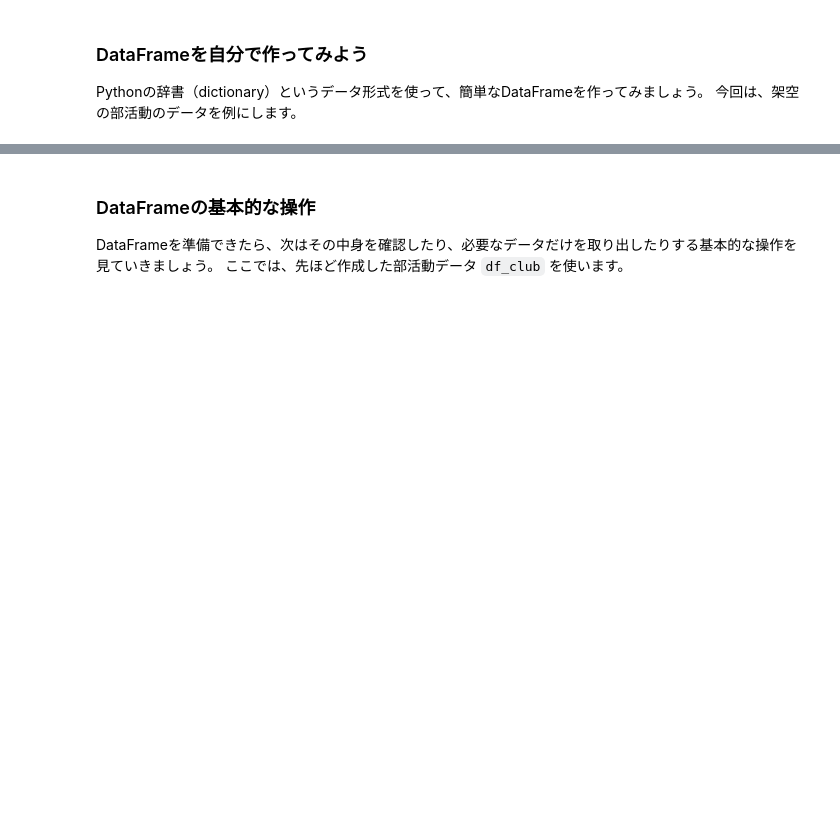
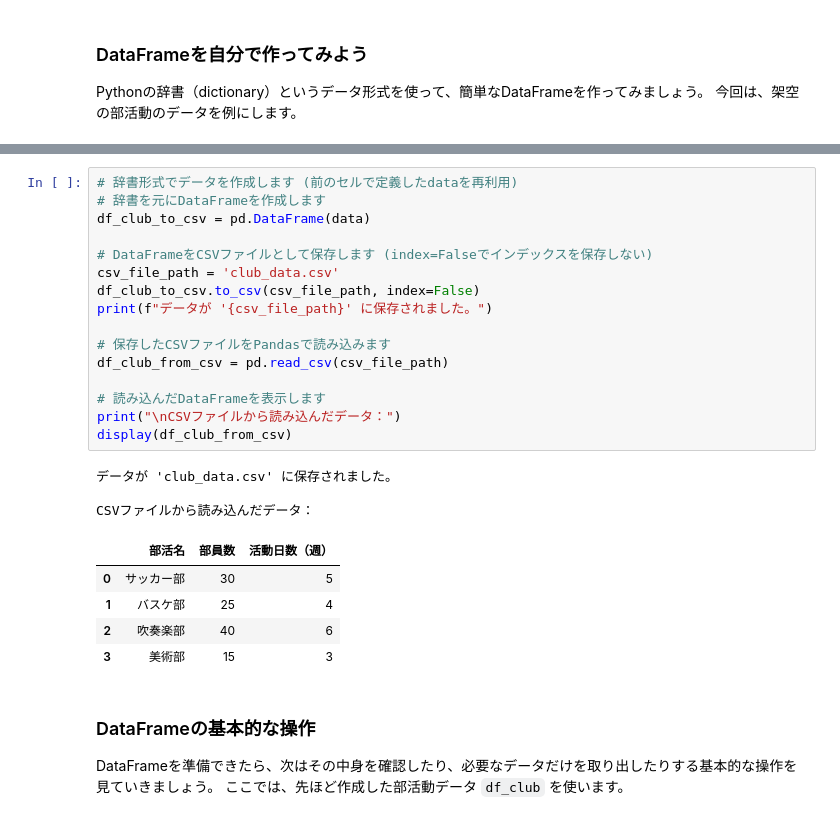
Before and after one commit to hirossk/20250807seminar, a Jupyter notebook: 0807データサイエンス基礎.ipynb, the cells around one changed output, grey strips where cells are left out. Saved outputs shown, nothing was run; the diff lists cells and outputs as text; blank space fills up the shorter version.

```diff
--- a/0807データサイエンス基礎.ipynb
+++ b/0807データサイエンス基礎.ipynb
@@ -85,3 +99,28 @@ display(df_club)
+# %%
+# 辞書形式でデータを作成します (前のセルで定義したdataを再利用)
+# 辞書を元にDataFrameを作成します
+df_club_to_csv = pd.DataFrame(data)
+
+# DataFrameをCSVファイルとして保存します (index=Falseでインデックスを保存しない)
+csv_file_path = 'club_data.csv'
+df_club_to_csv.to_csv(csv_file_path, index=False)
+print(f"データが '{csv_file_path}' に保存されました。")
+
+# 保存したCSVファイルをPandasで読み込みます
+df_club_from_csv = pd.read_csv(csv_file_path)
+
+# 読み込んだDataFrameを表示します
+print("\nCSVファイルから読み込んだデータ：")
+display(df_club_from_csv)
+# %% [output]
+データが 'club_data.csv' に保存されました。
+
+CSVファイルから読み込んだデータ：
+|  | 部活名 | 部員数 | 活動日数（週） |
+| 0 | サッカー部 | 30 | 5 |
+| 1 | バスケ部 | 25 | 4 |
+| 2 | 吹奏楽部 | 40 | 6 |
+| 3 | 美術部 | 15 | 3 |
 # %% [markdown]
 ### DataFrameの基本的な操作
 
```
Also changed, not shown: parts of 30 cells of this notebook.
